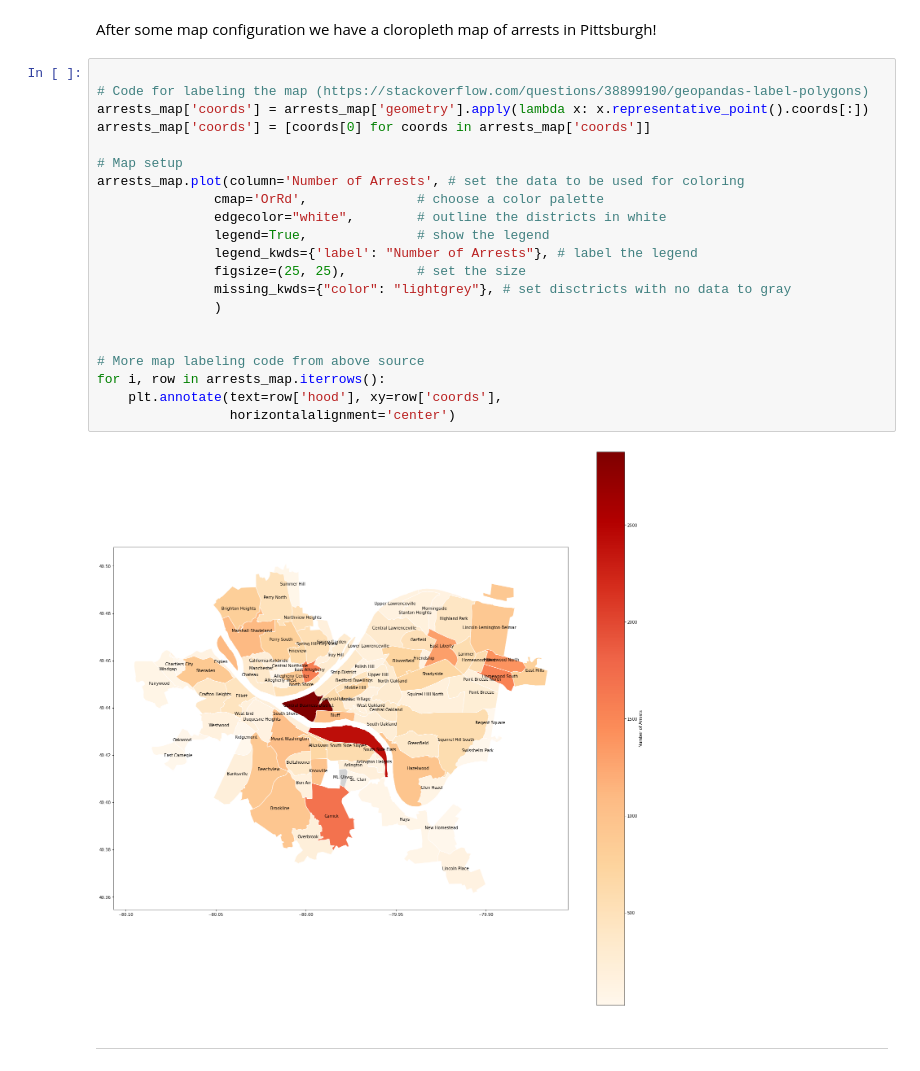
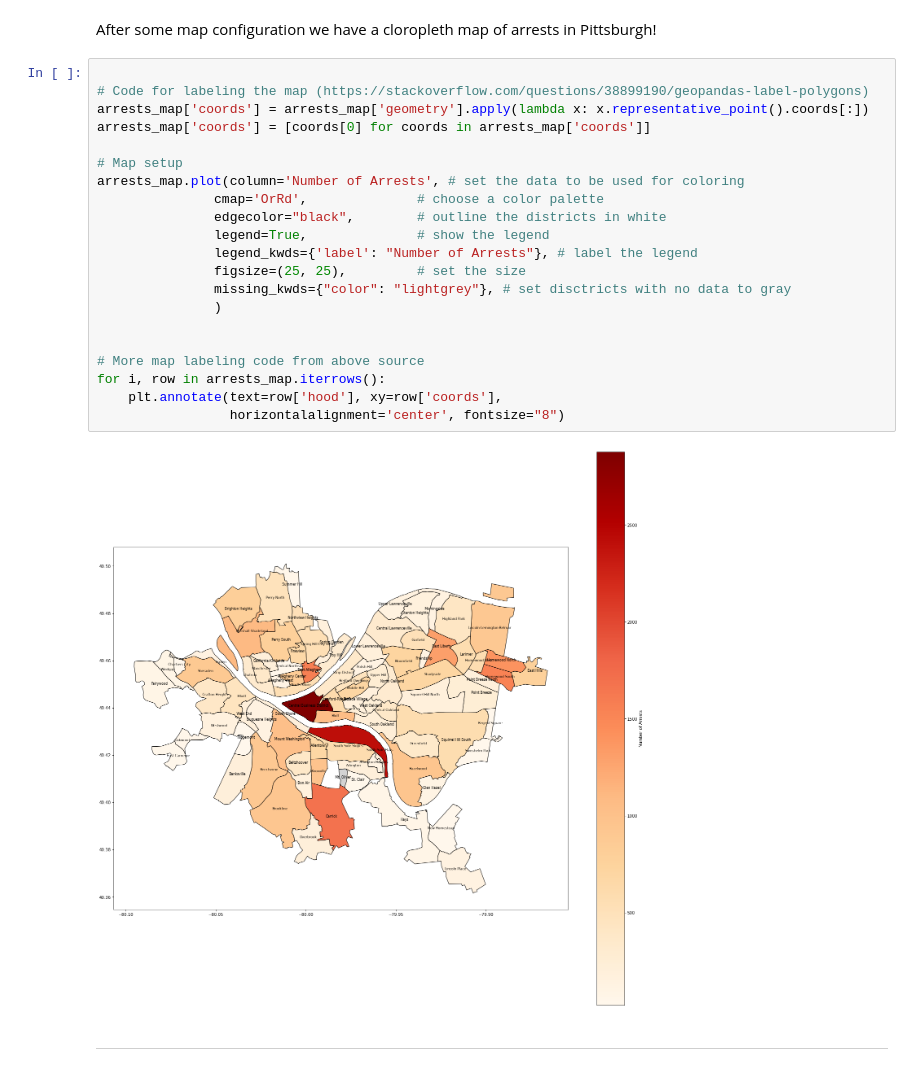
Before and after one commit to DomCampese/Big-Ideas-Final-Project, a Jupyter notebook: Dom/Doms-Notebook.ipynb, the cells around one changed output. Cells and saved outputs as stored; diff of their text form.

```diff
--- a/Dom/Doms-Notebook.ipynb
+++ b/Dom/Doms-Notebook.ipynb
@@ -119,26 +119,26 @@ After some map configuration we have a cloropleth map of arrests in Pittsburgh!
 # %%
 
 # Code for labeling the map (https://stackoverflow.com/questions/38899190/geopandas-label-polygons)
 arrests_map['coords'] = arrests_map['geometry'].apply(lambda x: x.representative_point().coords[:])
 arrests_map['coords'] = [coords[0] for coords in arrests_map['coords']]
 
 # Map setup
 arrests_map.plot(column='Number of Arrests', # set the data to be used for coloring
                cmap='OrRd',              # choose a color palette
-               edgecolor="white",        # outline the districts in white
+               edgecolor="black",        # outline the districts in white
                legend=True,              # show the legend
                legend_kwds={'label': "Number of Arrests"}, # label the legend
                figsize=(25, 25),         # set the size
                missing_kwds={"color": "lightgrey"}, # set disctricts with no data to gray
                )
 
 
 # More map labeling code from above source
 for i, row in arrests_map.iterrows():
     plt.annotate(text=row['hood'], xy=row['coords'],
-                 horizontalalignment='center')
+                 horizontalalignment='center', fontsize="8")
 # %% [output]
-[figure, old version]
+[figure, new version]
 # %% [markdown]
 ----
 # %% [markdown]
```
Also changed, not shown: parts of 1 cell of this notebook.
